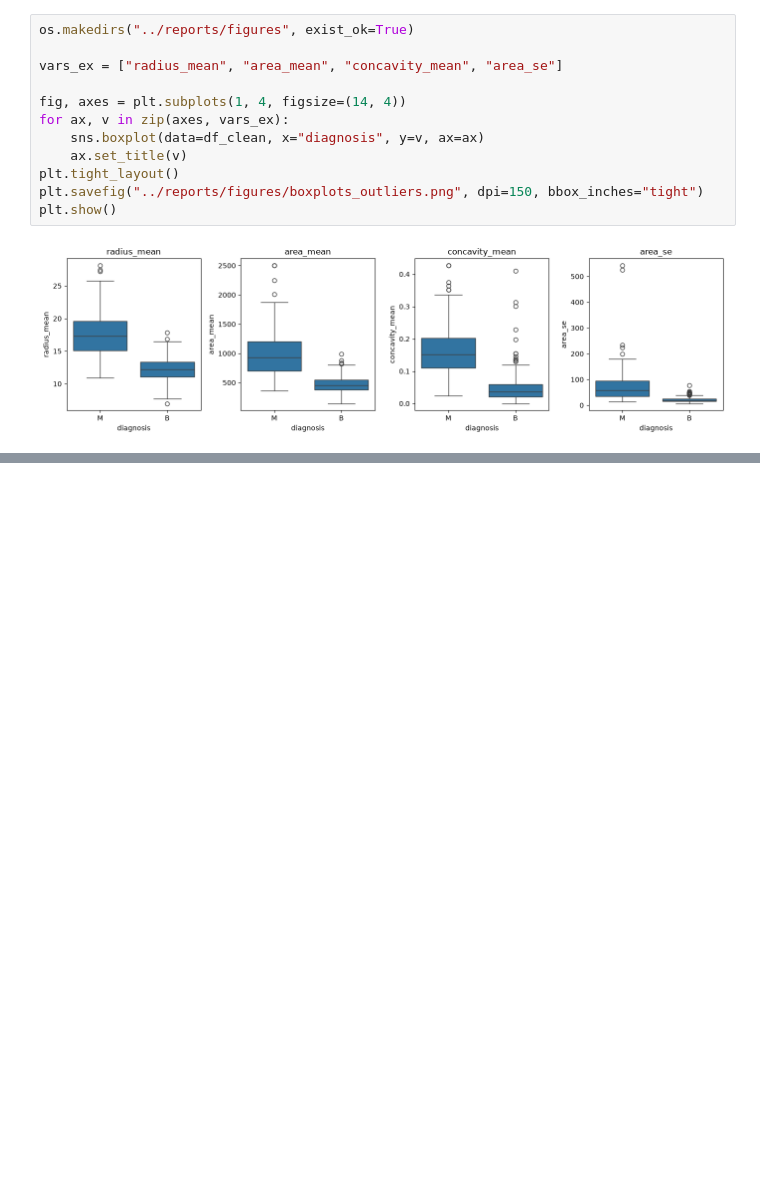
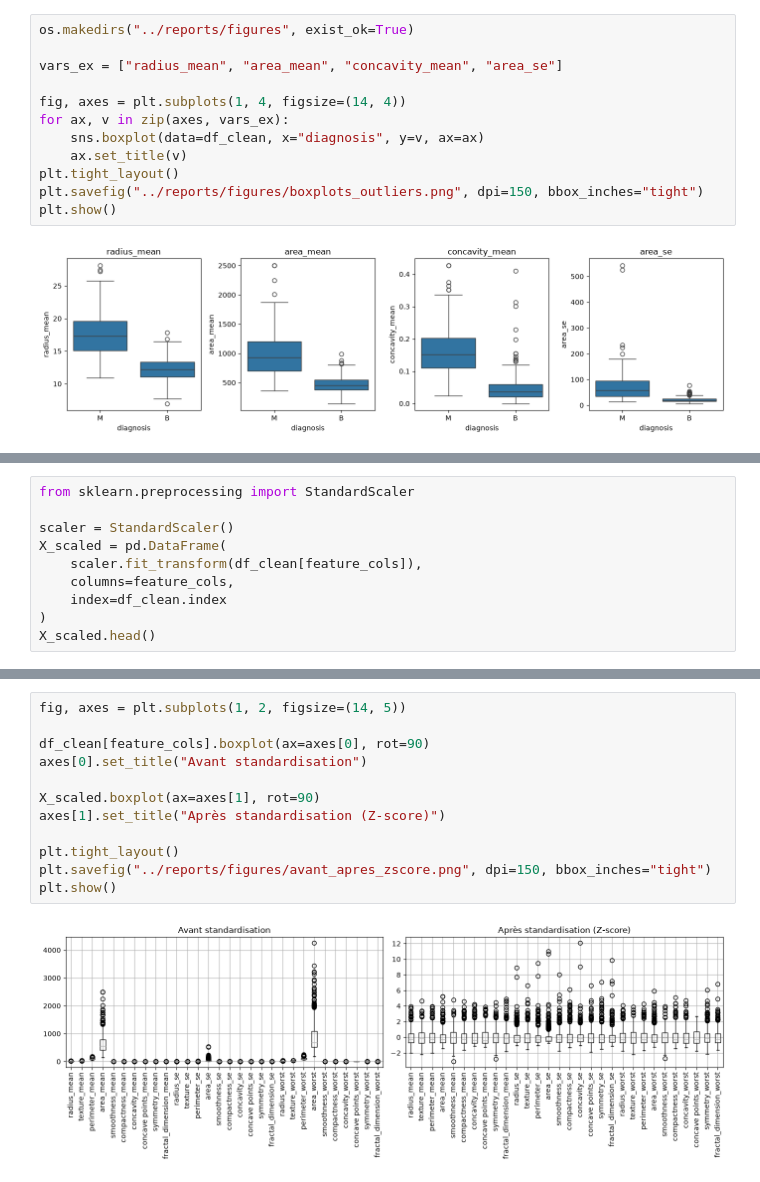
Before and after one commit to 0xCHa1Ma/ml-diagnostic_medical, a Jupyter notebook: notebooks/01_preprocessing_eda.ipynb, the cells around one changed output, grey strips where cells are left out. Saved outputs shown, nothing was run; the diff lists cells and outputs as text; blank space fills up the shorter version.

Commit message:
Z-score, statistiques, corrélations et redondance

```diff
--- a/notebooks/01_preprocessing_eda.ipynb
+++ b/notebooks/01_preprocessing_eda.ipynb
@@ -208,0 +244,10 @@ plt.show()
+# %%
+from sklearn.preprocessing import StandardScaler
+
+scaler = StandardScaler()
+X_scaled = pd.DataFrame(
+    scaler.fit_transform(df_clean[feature_cols]),
+    columns=feature_cols,
+    index=df_clean.index
+)
+X_scaled.head()
@@ -208,0 +268,14 @@ plt.show()
+# %%
+fig, axes = plt.subplots(1, 2, figsize=(14, 5))
+
+df_clean[feature_cols].boxplot(ax=axes[0], rot=90)
+axes[0].set_title("Avant standardisation")
+
+X_scaled.boxplot(ax=axes[1], rot=90)
+axes[1].set_title("Après standardisation (Z-score)")
+
+plt.tight_layout()
+plt.savefig("../reports/figures/avant_apres_zscore.png", dpi=150, bbox_inches="tight")
+plt.show()
+# %% [output]
+[figure, added]
```
Also changed, not shown: parts of 11 cells of this notebook, 2 other files.
